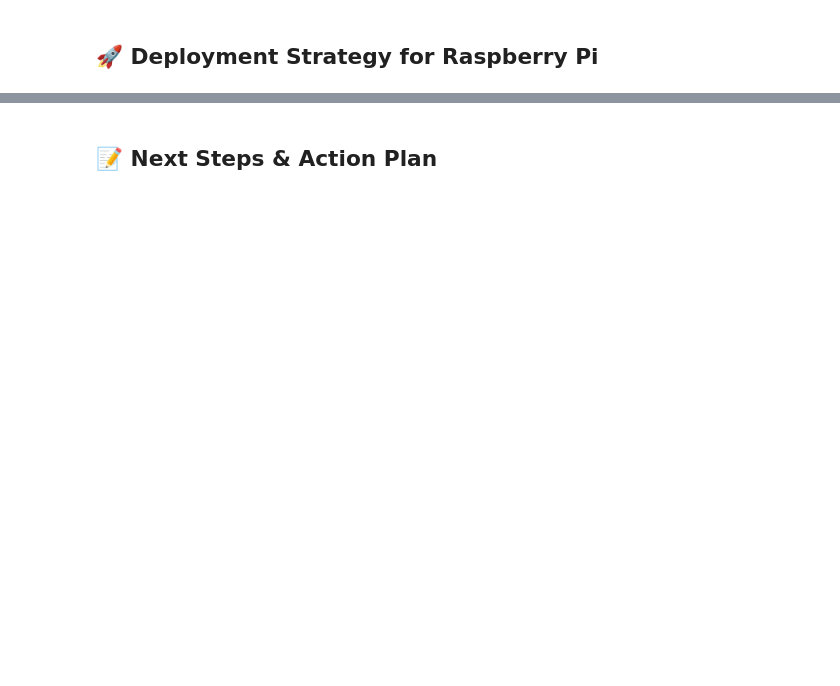
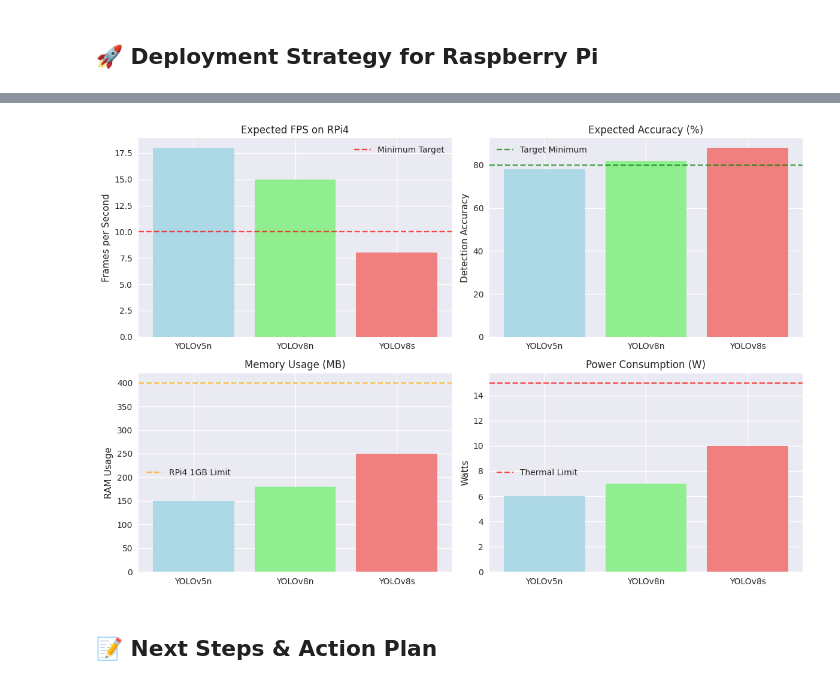
Before and after one commit to ahkatlio/VTOLVision, a Jupyter notebook: VTOL_Vision_Dataset_Analysis.ipynb, the cells around one changed output, grey strips where cells are left out. Saved outputs shown, nothing was run; the diff lists cells and outputs as text; code cells hidden in the pictures; blank space fills up the shorter version.

```diff
--- a/VTOL_Vision_Dataset_Analysis.ipynb
+++ b/VTOL_Vision_Dataset_Analysis.ipynb
@@ -666,7 +819,6 @@ plan_rpi_deployment()
 # %% [markdown]
 ## 🚀 Deployment Strategy for Raspberry Pi
 # %%
-# Raspberry Pi deployment planning
 def plan_rpi_deployment():
     """Plan the deployment strategy for Raspberry Pi"""
 
@@ -715,46 +867,48 @@ def plan_rpi_deployment():
 • Backup detection modes
 """, style="cyan"))
 
-    # Create performance prediction chart
-    plt.figure(figsize=(12, 8))
+    # Suppress warnings during plotting
+    with warnings.catch_warnings():
+        warnings.simplefilter("ignore")
 
-    # Expected performance metrics
-    models = ['YOLOv5n', 'YOLOv8n', 'YOLOv8s']
-    fps = [18, 15, 8]
-    accuracy = [78, 82, 88]
-    memory = [150, 180, 250]
-    power = [6, 7, 10]
+        plt.figure(figsize=(12, 8))
 
-    # Multi-metric comparison
-    plt.subplot(2, 2, 1)
-    plt.bar(models, fps, color=['lightblue', 'lightgreen', 'lightcoral'])
-    plt.title('🎯 Expected FPS on RPi4')
-    plt.ylabel('Frames per Second')
-    plt.axhline(y=10, color='red', linestyle='--', alpha=0.7, label='Minimum Target')
-    plt.legend()
+        models = ['YOLOv5n', 'YOLOv8n', 'YOLOv8s']
+        fps = [18, 15, 8]
+        accuracy = [78, 82, 88]
+        memory = [150, 180, 250]
+        power = [6, 7, 10]
 
-    plt.subplot(2, 2, 2)
-    plt.bar(models, accuracy, color=['lightblue', 'lightgreen', 'lightcoral'])
-    plt.title('🎯 Expected Accuracy (%)')
-    plt.ylabel('Detection Accuracy')
-    plt.axhline(y=80, color='green', linestyle='--', alpha=0.7, label='Target Minimum')
-    plt.legend()
+        plt.subplot(2, 2, 1)
+        plt.bar(models, fps, color=['lightblue', 'lightgreen', 'lightcoral'])
+        plt.title('Expected FPS on RPi4')
+        plt.ylabel('Frames per Second')
+        plt.axhline(y=10, color='red', linestyle='--', alpha=0.7, label='Minimum Target')
+        plt.legend()
 
-    plt.subplot(2, 2, 3)
-    plt.bar(models, memory, color=['lightblue', 'lightgreen', 'lightcoral'])
-    plt.title('🧠 Memory Usage (MB)')
-    plt.ylabel('RAM Usage')
-    plt.axhline(y=400, color='orange', linestyle='--', alpha=0.7, label='RPi4 1GB Limit')
-    plt.legend()
+        plt.subplot(2, 2, 2)
+        plt.bar(models, accuracy, color=['lightblue', 'lightgreen', 'lightcoral'])
+        plt.title('Expected Accuracy (%)')
+        plt.ylabel('Detection Accuracy')
+        plt.axhline(y=80, color='green', linestyle='--', alpha=0.7, label='Target Minimum')
+        plt.legend()
 
-    plt.subplot(2, 2, 4)
-    plt.bar(models, power, color=['lightblue', 'lightgreen', 'lightcoral'])
-    plt.title('⚡ Power Consumption (W)')
-    plt.ylabel('Watts')
-    plt.axhline(y=15, color='red', linestyle='--', alpha=0.7, label='Thermal Limit')
-    plt.legend()
+        plt.subplot(2, 2, 3)
+        plt.bar(models, memory, color=['lightblue', 'lightgreen', 'lightcoral'])
+        plt.title('Memory Usage (MB)')
+        plt.ylabel('RAM Usage')
+        plt.axhline(y=400, color='orange', linestyle='--', alpha=0.7, label='RPi4 1GB Limit')
+        plt.legend()
 
-    plt.tight_layout()
-    plt.show()
+        plt.subplot(2, 2, 4)
+        plt.bar(models, power, color=['lightblue', 'lightgreen', 'lightcoral'])
+        plt.title('Power Consumption (W)')
+        plt.ylabel('Watts')
+        plt.axhline(y=15, color='red', linestyle='--', alpha=0.7, label='Thermal Limit')
+        plt.legend()
+
+        plt.tight_layout()
+        plt.show()
 
 plan_rpi_deployment()
+# %% [output]
@@ -761,3 +932,4 @@ plan_rpi_deployment()
+[figure, added]
 # %% [markdown]
 ## 📝 Next Steps & Action Plan
 # %%
```
Also changed, not shown: parts of 14 cells of this notebook.
